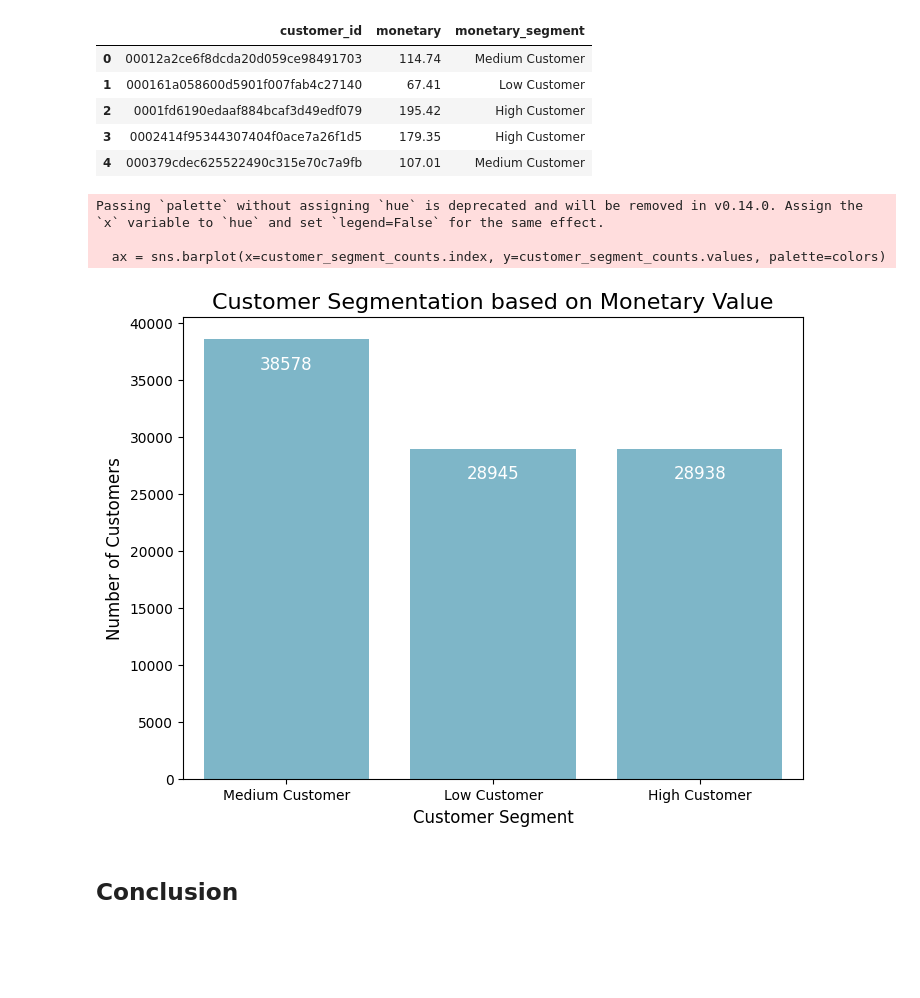
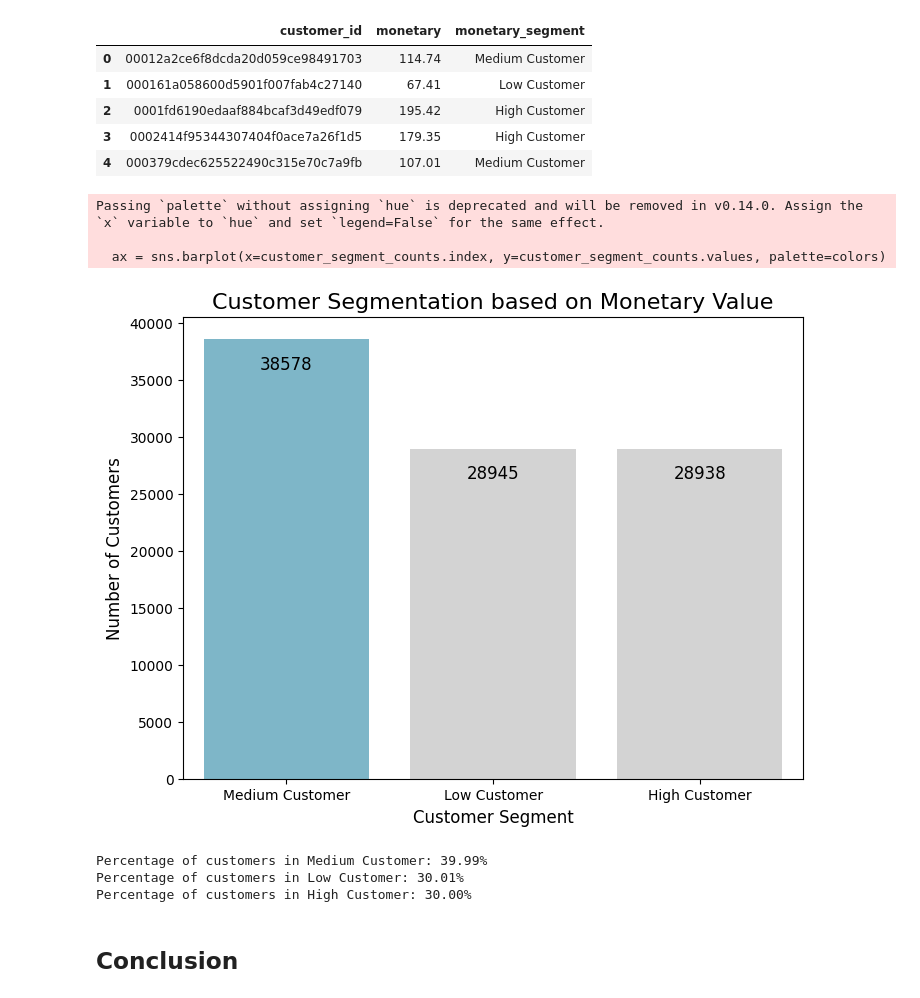
Before and after one commit to fakhri027/Brazilian-E-Commerce-Data-Analysis, a Jupyter notebook: Proyek_Analisis_Data.ipynb, the cells around one changed output. Saved outputs shown, nothing was run; the diff lists cells and outputs as text; code cells hidden in the pictures; blank space fills up the shorter version.

```diff
--- a/Proyek_Analisis_Data.ipynb
+++ b/Proyek_Analisis_Data.ipynb
@@ -1941,23 +1910,35 @@ rfm_df[['customer_id', 'monetary', 'monetary_segment']].head()
 # %%
 customer_segment_counts = rfm_df['monetary_segment'].value_counts()
 
+colors = ["#72BCD4", "#D3D3D3", "#D3D3D3", "#D3D3D3", "#D3D3D3"]
 plt.figure(figsize=(8, 6))
 ax = sns.barplot(x=customer_segment_counts.index, y=customer_segment_counts.values, palette=colors)
 plt.title('Customer Segmentation based on Monetary Value', fontsize=16)
 plt.xlabel('Customer Segment', fontsize=12)
 plt.ylabel('Number of Customers', fontsize=12)
 
 for p in ax.patches:
     ax.text(p.get_x() + p.get_width() / 2., p.get_height() - 3000,
             '%d' % int(p.get_height()),
-            fontsize=12, color='white', ha='center', va='bottom')
+            fontsize=12, color='black', ha='center', va='bottom')
 
 plt.show()
 # %% [output]
 Passing `palette` without assigning `hue` is deprecated and will be removed in v0.14.0. Assign the `x` variable to `hue` and set `legend=False` for the same effect.
 
   ax = sns.barplot(x=customer_segment_counts.index, y=customer_segment_counts.values, palette=colors)
-[figure, old version]
+[figure, new version]
+# %%
+customer_segment_counts = rfm_df['monetary_segment'].value_counts()
+total_customers = len(rfm_df)
+
+for segment, count in customer_segment_counts.items():
+    percentage = (count / total_customers) * 100
+    print(f"Percentage of customers in {segment}: {percentage:.2f}%")
+# %% [output]
+Percentage of customers in Medium Customer: 39.99%
+Percentage of customers in Low Customer: 30.01%
+Percentage of customers in High Customer: 30.00%
 # %% [markdown]
 ## Conclusion
 # %% [markdown]
```
Also changed, not shown: parts of 25 cells of this notebook, 2 other files.
